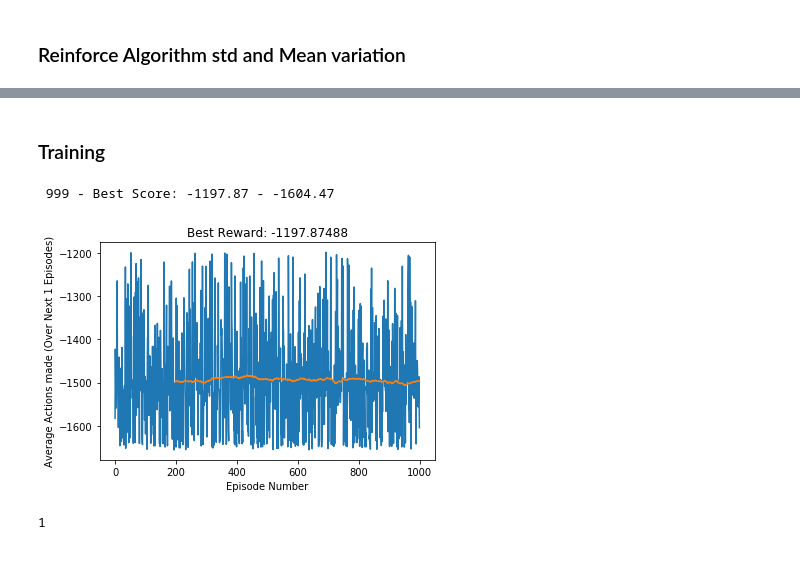
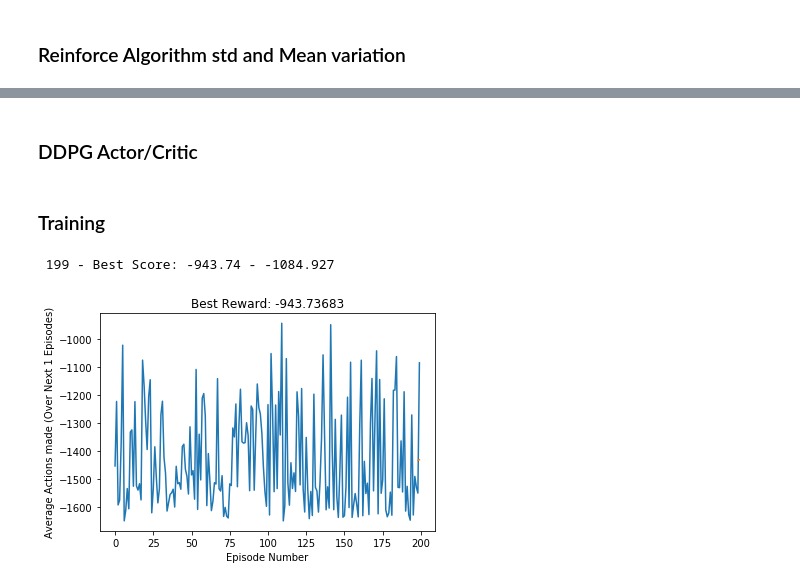
Before and after one commit to BAlmeidaS/reinforcement-learning-studies, a Jupyter notebook: pendulum/study.ipynb, the cells around one changed output, grey strips where cells are left out. Cells and saved outputs as stored; diff of their text form; code cells hidden in the pictures.

Commit message:
some studies using actor critic method

```diff
--- a/pendulum/study.ipynb
+++ b/pendulum/study.ipynb
@@ -255,9 +255,9 @@ class Buffer:
     def clear(self):
         self.memory.clear()
 
-    def sample(self):
+    def sample(self, batch_size=None):
         """Randomly sample a batch of experiences from memory."""
-        return random.sample(self.memory, k=self.batch_size)
+        return random.sample(self.memory, k=batch_size)
 
     def __len__(self):
         """Return the current size of internal memory."""
@@ -499,0 +554,2 @@ class ReinforceAgentAdvanced():
+# %% [markdown]
+### DDPG Actor/Critic
@@ -500,40 +835,38 @@ class ReinforceAgentAdvanced():
 # %% [markdown]
 ### Training
 # %%
-num_episodes = 1000
+num_episodes = 200
 
-agent = ReinforceAgentAdvanced(env)
+agent = DDPGAgent(env)
 
 best_score = -np.inf
 
 avg_scores = deque(maxlen=num_episodes)
 
 score_eval = ScoreEvaluator(1)
 
 for i in range(num_episodes):
     score = 0
     state = env.reset()
     agent.reset_episode()
 
     while True:
         action = agent.act(state)
         state, reward, done, _ = env.step(action)
 
-        agent.step(state, reward, done)
+#         agent.step(state, reward, done)
+        agent.step(action, reward, state, done)
 
         score += reward
         if done:
             score_eval.add(score)
             print_iteaction(i, score_eval)
             break
 
 score_eval.plot_avg_scores()
-
-agent.find_better
 # %% [output]
- 999 - Best Score: -1197.87 - -1604.47
+ 199 - Best Score: -943.74 - -1084.927
-[figure, old version]
+[figure, new version]
-1
 # %%
 state = env.reset()
 
```
Also changed, not shown: parts of 9 cells of this notebook.
